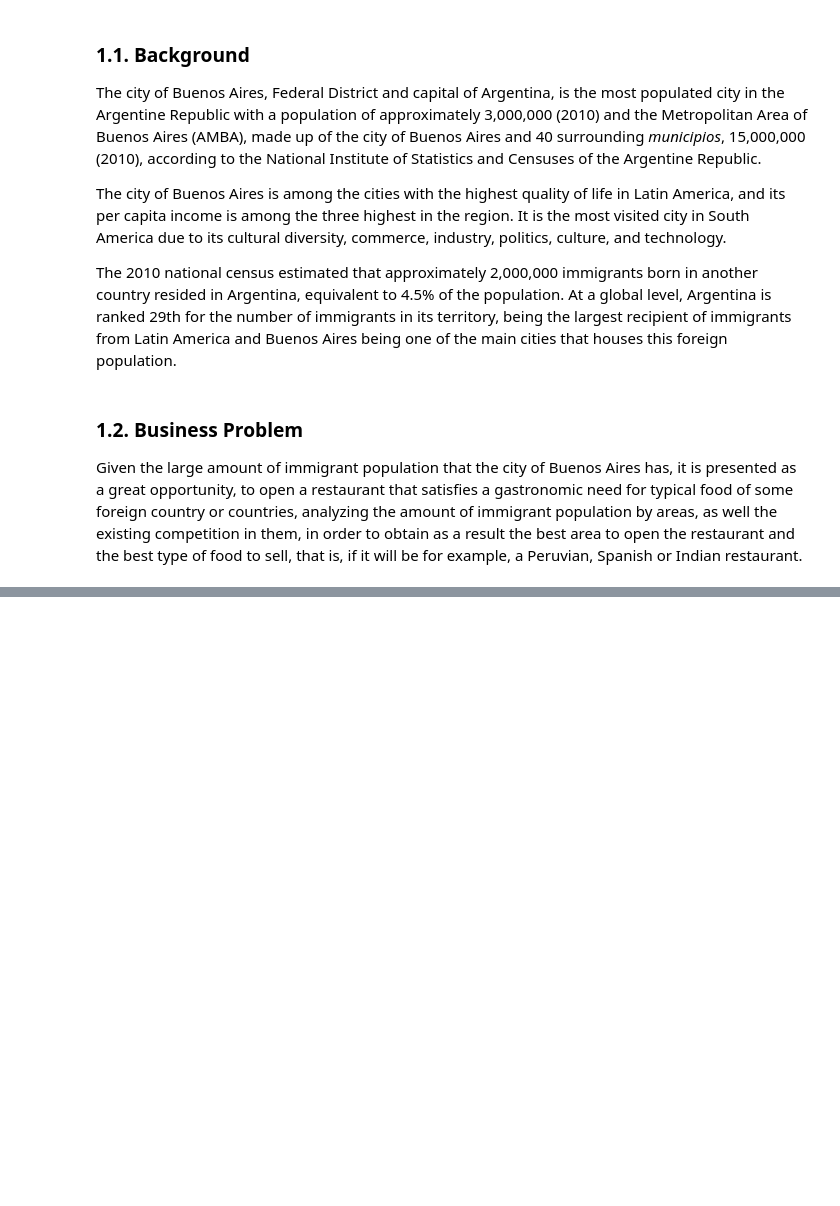
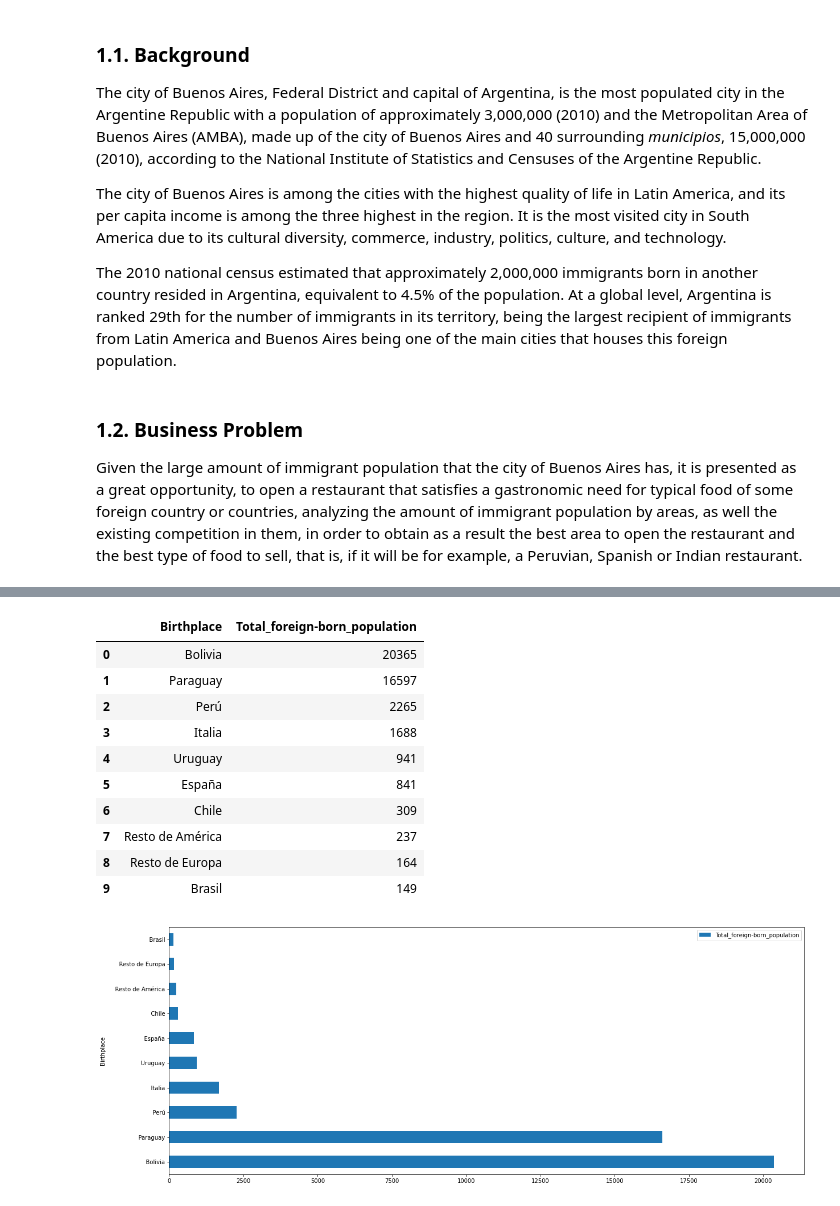
Before and after one commit to fernandez-julian/Coursera_Capstone, a Jupyter notebook: capstone_project.ipynb, the cells around one changed output, grey strips where cells are left out. Saved outputs shown, nothing was run; the diff lists cells and outputs as text; code cells hidden in the pictures; blank space fills up the shorter version.

```diff
--- a/capstone_project.ipynb
+++ b/capstone_project.ipynb
@@ -51,0 +357,11 @@ import matplotlib.pyplot as plt
+# %%
+commune_8_foreign = pd.read_excel('https://www.indec.gob.ar/ftp/censos/2010/CuadrosDefinitivos/P6-D_2_8.xls',
+header=None,
+skiprows=9,
+skipfooter=6,
+usecols=[0, 1],
+names=["Birthplace", "Total_foreign-born_population"])
+commune_8_foreign = commune_8_foreign.drop([0, 1, 7, 10, 16])
+commune_8_foreign = commune_8_foreign.sort_values(by=['Total_foreign-born_population'], ascending=False).reset_index(drop=True)
+
+commune_8_foreign
@@ -51,0 +1008,20 @@ import matplotlib.pyplot as plt
+# %%
+# Getting top 10 foreign population of cluster 1
+
+cluster_1_foreign_born = commune_8_foreign
+
+cluster_1_foreign_born.head(10).plot(kind='barh', x='Birthplace', y='Total_foreign-born_population', figsize=(20,8),width = 0.5)
+cluster_1_foreign_born.head(10)
+# %% [output]
+|  | Birthplace | Total_foreign-born_population |
+| 0 | Bolivia | 20365 |
+| 1 | Paraguay | 16597 |
+| 2 | Perú | 2265 |
+| 3 | Italia | 1688 |
+| 4 | Uruguay | 941 |
+| 5 | España | 841 |
+| 6 | Chile | 309 |
+| 7 | Resto de América | 237 |
+| 8 | Resto de Europa | 164 |
+| 9 | Brasil | 149 |
+[figure, added]
```
Also changed, not shown: parts of 80 cells of this notebook, 2 other files.
